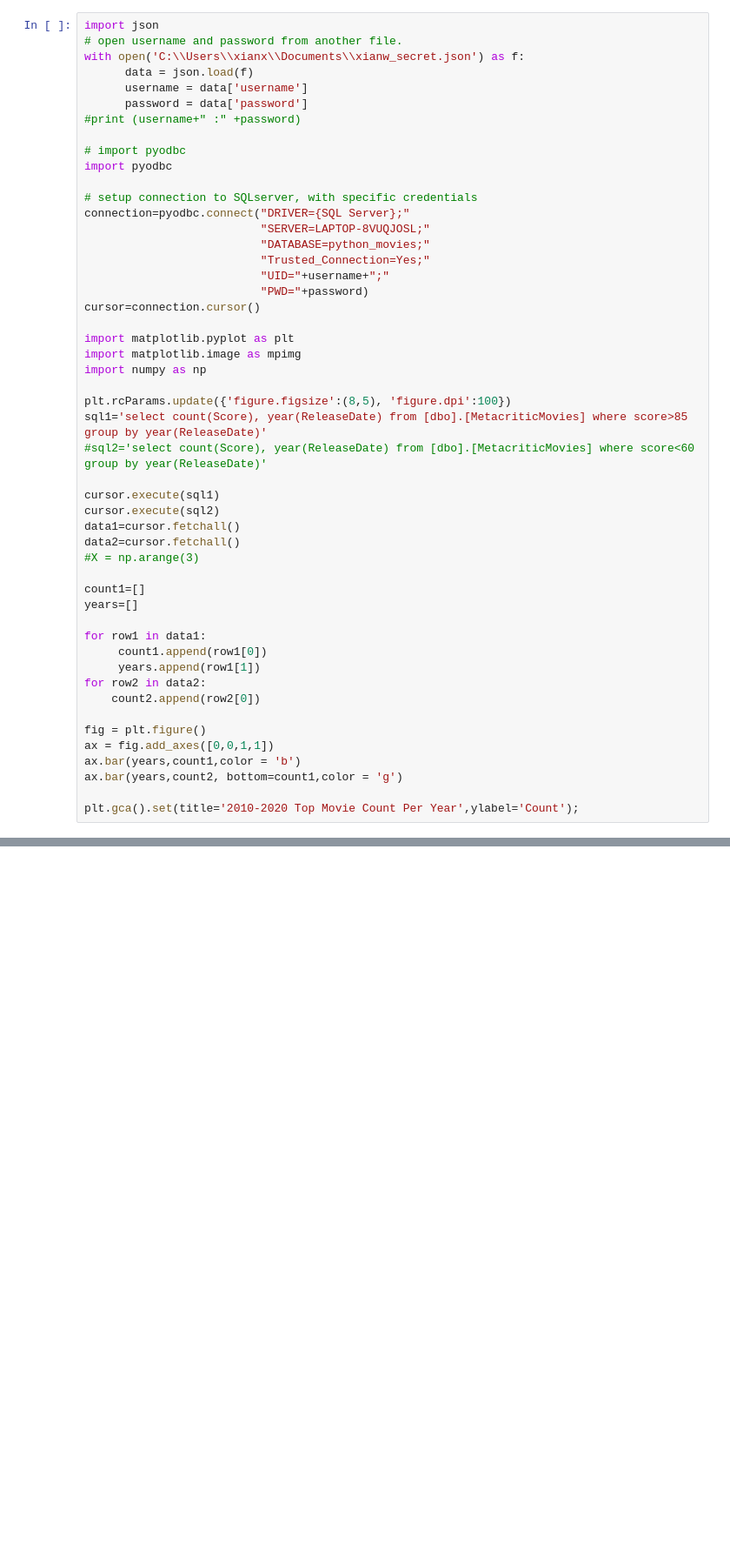
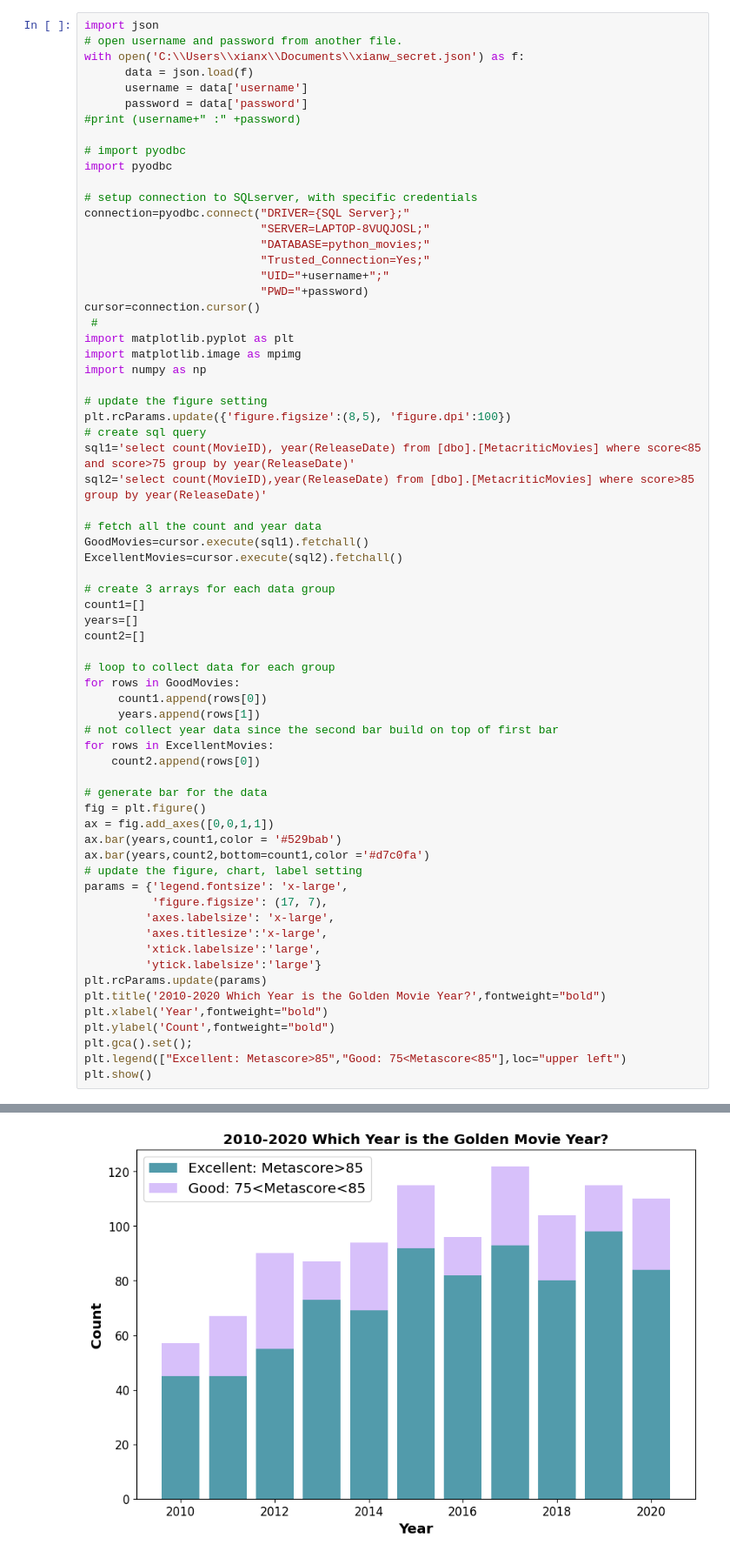
Before and after one commit to xianxianwang2020/DA320_Jupyter_Movies, a Jupyter notebook: jChart.ipynb, the cells around one changed output, grey strips where cells are left out. Shown: that part at 87% size. Cells and saved outputs as stored; diff of their text form; blank space fills up the shorter version.

```diff
--- a/jChart.ipynb
+++ b/jChart.ipynb
@@ -18,34 +18,51 @@ connection=pyodbc.connect("DRIVER={SQL Server};"
                           "UID="+username+";"
                           "PWD="+password)
 cursor=connection.cursor()
-
+ #
 import matplotlib.pyplot as plt
 import matplotlib.image as mpimg
 import numpy as np
 
+# update the figure setting
 plt.rcParams.update({'figure.figsize':(8,5), 'figure.dpi':100})
-sql1='select count(Score), year(ReleaseDate) from [dbo].[MetacriticMovies] where score>85 group by year(ReleaseDate)'
-#sql2='select count(Score), year(ReleaseDate) from [dbo].[MetacriticMovies] where score<60 group by year(ReleaseDate)'
+# create sql query
+sql1='select count(MovieID), year(ReleaseDate) from [dbo].[MetacriticMovies] where score<85 and score>75 group by year(ReleaseDate)'
+sql2='select count(MovieID),year(ReleaseDate) from [dbo].[MetacriticMovies] where score>85  group by year(ReleaseDate)'
 
-cursor.execute(sql1)
-cursor.execute(sql2)
-data1=cursor.fetchall()
-data2=cursor.fetchall()
-#X = np.arange(3)
+# fetch all the count and year data
+GoodMovies=cursor.execute(sql1).fetchall()
+ExcellentMovies=cursor.execute(sql2).fetchall()
 
+# create 3 arrays for each data group
 count1=[]
 years=[]
+count2=[]
 
-for row1 in data1:
-     count1.append(row1[0])
-     years.append(row1[1])
-for row2 in data2:
-    count2.append(row2[0])
+# loop to collect data for each group
+for rows in GoodMovies:
+     count1.append(rows[0])
+     years.append(rows[1])
+# not collect year data since the second bar build on top of first bar
+for rows in ExcellentMovies:
+    count2.append(rows[0])
 
+# generate bar for the data
 fig = plt.figure()
 ax = fig.add_axes([0,0,1,1])
-ax.bar(years,count1,color = 'b')
-ax.bar(years,count2, bottom=count1,color = 'g')
-
-plt.gca().set(title='2010-2020 Top Movie Count Per Year',ylabel='Count');
+ax.bar(years,count1,color = '#529bab')
+ax.bar(years,count2,bottom=count1,color ='#d7c0fa')
+# update the figure, chart, label setting
+params = {'legend.fontsize': 'x-large',
+          'figure.figsize': (17, 7),
+         'axes.labelsize': 'x-large',
+         'axes.titlesize':'x-large',
+         'xtick.labelsize':'large',
+         'ytick.labelsize':'large'}
+plt.rcParams.update(params)
+plt.title('2010-2020 Which Year is the Golden Movie Year?',fontweight="bold")
+plt.xlabel('Year',fontweight="bold")
+plt.ylabel('Count',fontweight="bold")
+plt.gca().set();
+plt.legend(["Excellent: Metascore>85","Good: 75<Metascore<85"],loc="upper left")
+plt.show()
 # %% [output]
@@ -52,0 +69 @@ AttributeError: 'pyodbc.Cursor' object has no attribute 'exectute'
+[figure, added]
```
Also changed, not shown: parts of 1 cell of this notebook.
